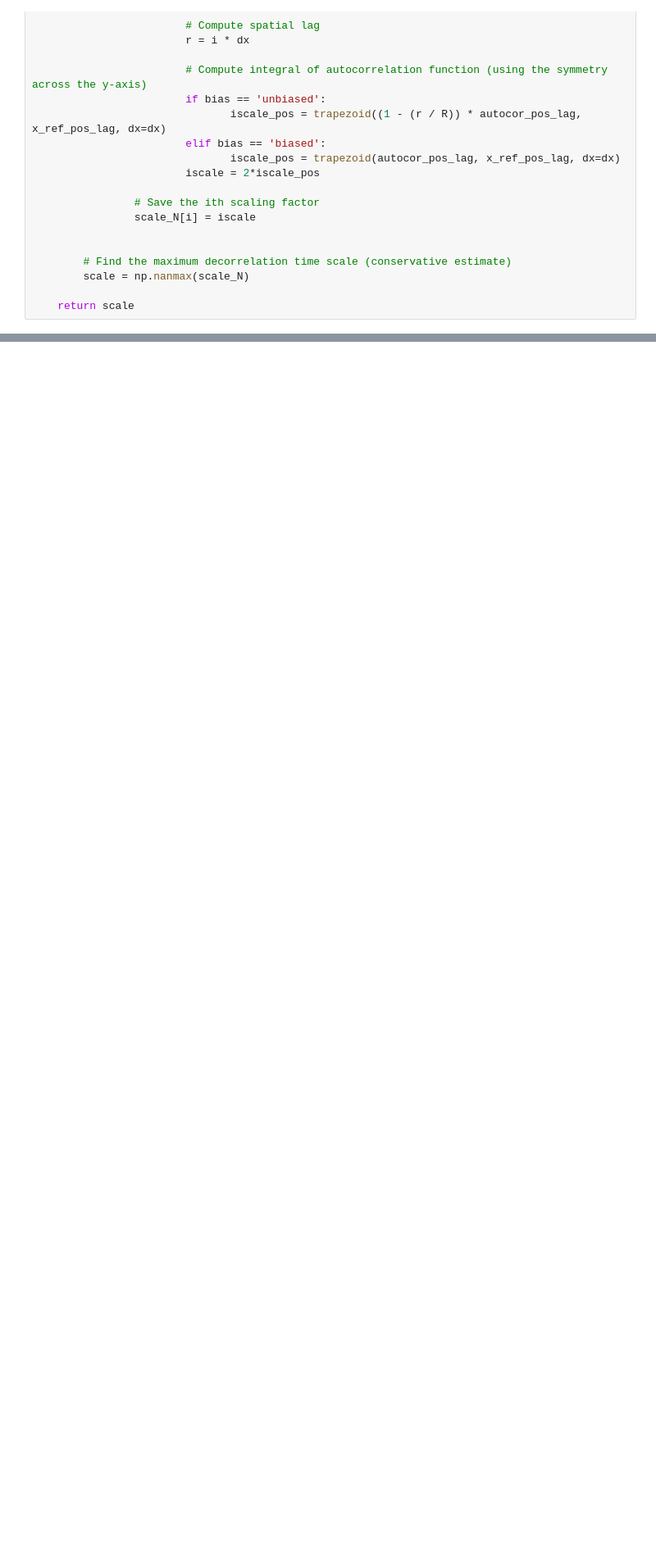
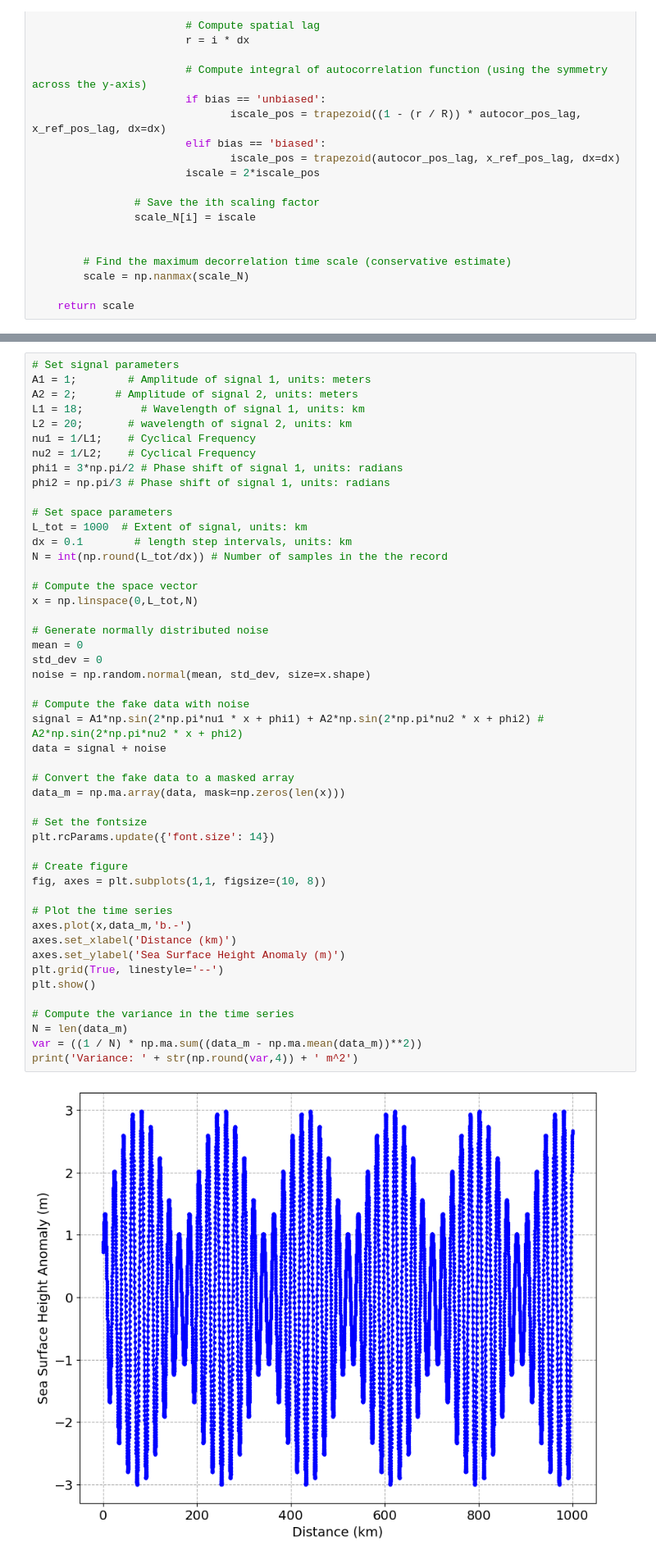
Before and after one commit to lcolosi/AirSeaCoupling, a Jupyter notebook: tools/spec_struc_scale_lesson.ipynb, the cells around one changed output, grey strips where cells are left out. Shown: that part at 82% size. Saved outputs shown, nothing was run; the diff lists cells and outputs as text; blank space fills up the shorter version.

```diff
--- a/tools/spec_struc_scale_lesson.ipynb
+++ b/tools/spec_struc_scale_lesson.ipynb
@@ -581,0 +595,50 @@ def compute_structure_function(field, max_lag, orders=[1, 2, 3, 4]):
+# %%
+# Set signal parameters
+A1 = 1;        # Amplitude of signal 1, units: meters
+A2 = 2;      # Amplitude of signal 2, units: meters
+L1 = 18;         # Wavelength of signal 1, units: km
+L2 = 20;       # wavelength of signal 2, units: km
+nu1 = 1/L1;    # Cyclical Frequency
+nu2 = 1/L2;    # Cyclical Frequency
+phi1 = 3*np.pi/2 # Phase shift of signal 1, units: radians
+phi2 = np.pi/3 # Phase shift of signal 1, units: radians
+
+# Set space parameters
+L_tot = 1000  # Extent of signal, units: km
+dx = 0.1        # length step intervals, units: km
+N = int(np.round(L_tot/dx)) # Number of samples in the the record
+
+# Compute the space vector
+x = np.linspace(0,L_tot,N)
+
+# Generate normally distributed noise
+mean = 0
+std_dev = 0
+noise = np.random.normal(mean, std_dev, size=x.shape)
+
+# Compute the fake data with noise
+signal = A1*np.sin(2*np.pi*nu1 * x + phi1) + A2*np.sin(2*np.pi*nu2 * x + phi2) # A2*np.sin(2*np.pi*nu2 * x + phi2)
+data = signal + noise
+
+# Convert the fake data to a masked array
+data_m = np.ma.array(data, mask=np.zeros(len(x)))
+
+# Set the fontsize
+plt.rcParams.update({'font.size': 14})
+
+# Create figure
+fig, axes = plt.subplots(1,1, figsize=(10, 8))
+
+# Plot the time series
+axes.plot(x,data_m,'b.-')
+axes.set_xlabel('Distance (km)')
+axes.set_ylabel('Sea Surface Height Anomaly (m)')
+plt.grid(True, linestyle='--')
+plt.show()
+
+# Compute the variance in the time series
+N = len(data_m)
+var = ((1 / N) * np.ma.sum((data_m - np.ma.mean(data_m))**2))
+print('Variance: ' + str(np.round(var,4)) + ' m^2')
+# %% [output]
+[figure, added]
```
Also changed, not shown: parts of 6 cells of this notebook, 35 other files.
